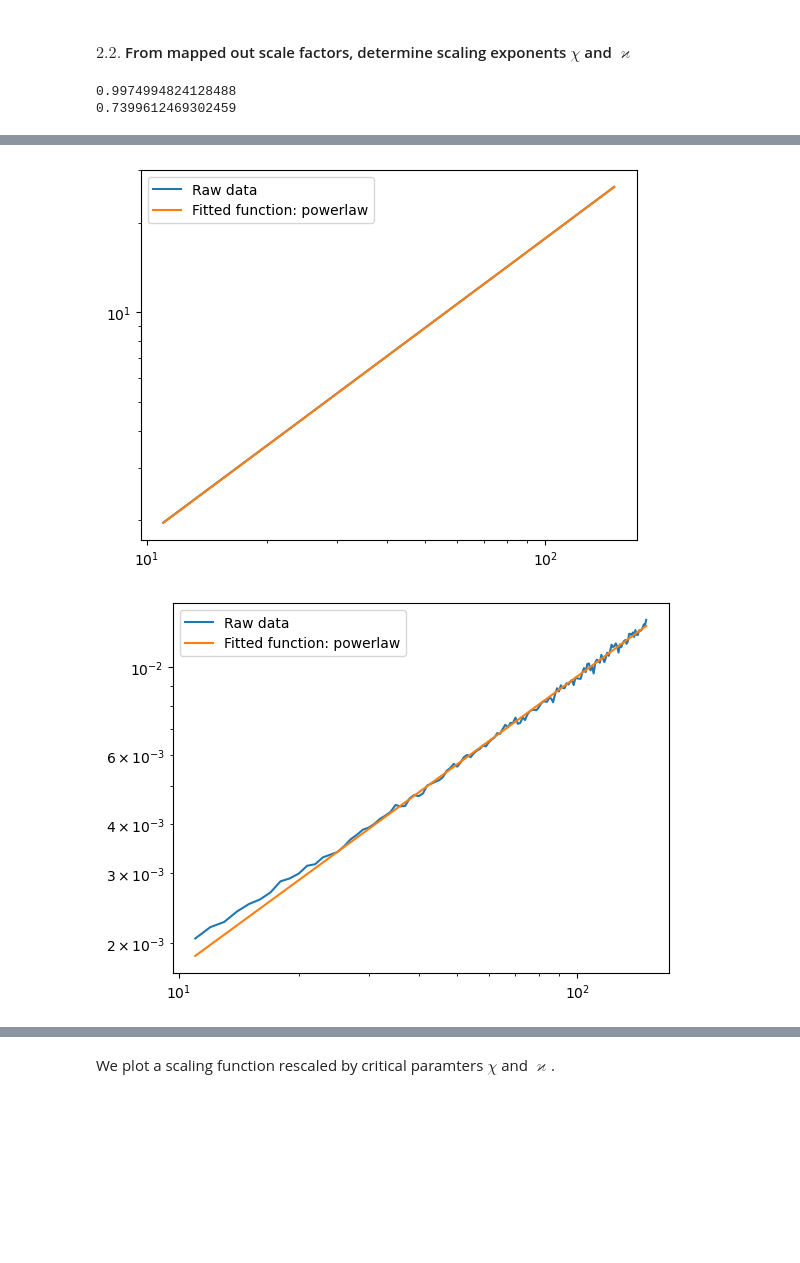
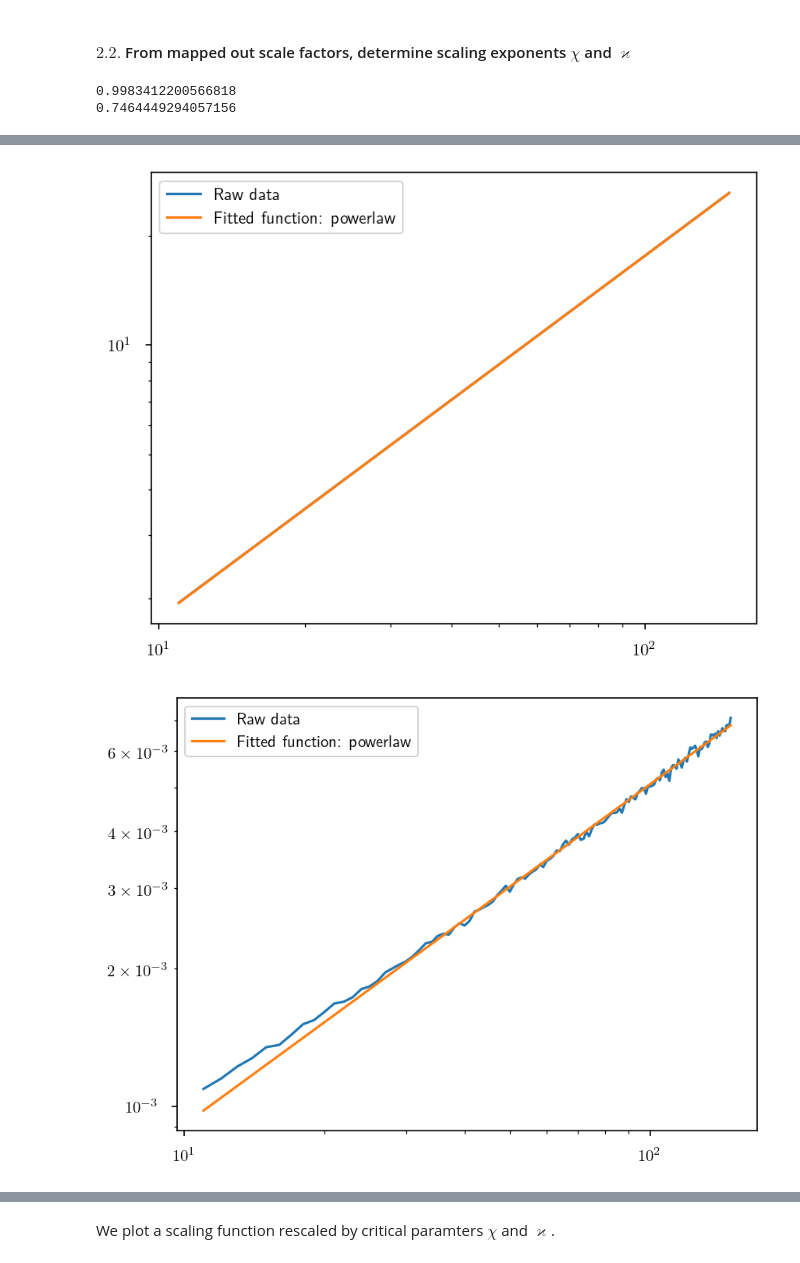
Before and after one commit to anabugaenko/market_impact, a Jupyter notebook: notebooks/lsa.ipynb, the cells around one changed output, grey strips where cells are left out. Cells and saved outputs as stored; diff of their text form; code cells hidden in the pictures; blank space fills up the shorter version.

```diff
--- a/notebooks/lsa.ipynb
+++ b/notebooks/lsa.ipynb
@@ -54,5 +82,5 @@ display(tsla_orderbook_states)
  We first coarse-grain this data into different bin sizes, we marginalize over microscopic degrees of freedom in the system to yield an effective coarse-grained description at long distances.
 # %%
-aggregate_features = compute_aggregate_features(tsla_orderbook_states, BIN_SIZE)
+aggregate_features = compute_aggregate_features(aapl_orderbook_states, BIN_SIZE)
 display(aggregate_features)
 # %% [output]
@@ -78,5 +106,5 @@ All data are automatically rescaled in preparation for a finite-size scaling. In
 # %%
-# Compute data for susceptibility – conditional aggregate impact
-normalized_data = compute_conditional_impact(aggregate_features)
+# Compute data for susceptibility
+normalized_data = aggregate_impact(aggregate_features, conditional=True, conditional_variable="volume")
 display(normalized_data)
 # %% [output]
@@ -99,5 +129,5 @@ In order to determine the shape paremeters, the shape, the scaling form $R(\Delt
 # %%
-alpha, beta = find_shape_parameters(normalized_data)
+alpha, beta = find_shape_parameters(normalized_data, reflect_y=False)
 print(f'alpha: {alpha}')
 print(f'beta: {beta}')
 # %% [output]
@@ -110,4 +140,4 @@ In order to determine the scaling hehaviour and rescaling exponents $\chi$ and $
 # %%
-RN_series, QN_series, RN_fit_object, QN_fit_object, fit_results_per_lag = find_scale_factors(normalized_data, alpha=alpha, beta=beta)
+RT_series, VT_series, RT_fit_object, VT_fit_object, fit_results_per_lag = find_scale_factors(normalized_data, alpha=alpha, beta=beta, reflect_y=False, imbalance_column="volume_imbalance")
 # %%
 # Plot scale factors RN and QN
@@ -120,19 +150,19 @@ plt.loglog()
 # %% [markdown]
 #### $2.2.$ From mapped out scale factors, determine scaling exponents $\chi$ and $\varkappa$
 # %%
-chi = RN_fit_object.powerlaw.params.alpha
-kappa = QN_fit_object.powerlaw.params.alpha
+chi = RT_fit_object.powerlaw.params.alpha
+kappa = VT_fit_object.powerlaw.params.alpha
 print(chi)
 print(kappa)
 # %% [output]
-0.9974994824128488
-0.7399612469302459
+0.9983412200566818
+0.7464449294057156
 # %%
 # Fit results
-RN_fit_object.powerlaw.fit_results()
-QN_fit_object.powerlaw.fit_results()
-RN_fit_object.powerlaw.plot_fit()
-QN_fit_object.powerlaw.plot_fit()
+RT_fit_object.powerlaw.fit_results()
+VT_fit_object.powerlaw.fit_results()
+RT_fit_object.powerlaw.plot_fit()
+VT_fit_object.powerlaw.plot_fit()
 # %% [output]
 For powerlaw fitted using MLE:
 
@@ -154,3 +184,3 @@ Adjusted R-squared = 0.9973014387664262
-[figure, old version]
+[figure, new version]
-[figure, old version]
+[figure, new version]
 # %%
```
Also changed, not shown: parts of 30 cells of this notebook, 17 other files.
